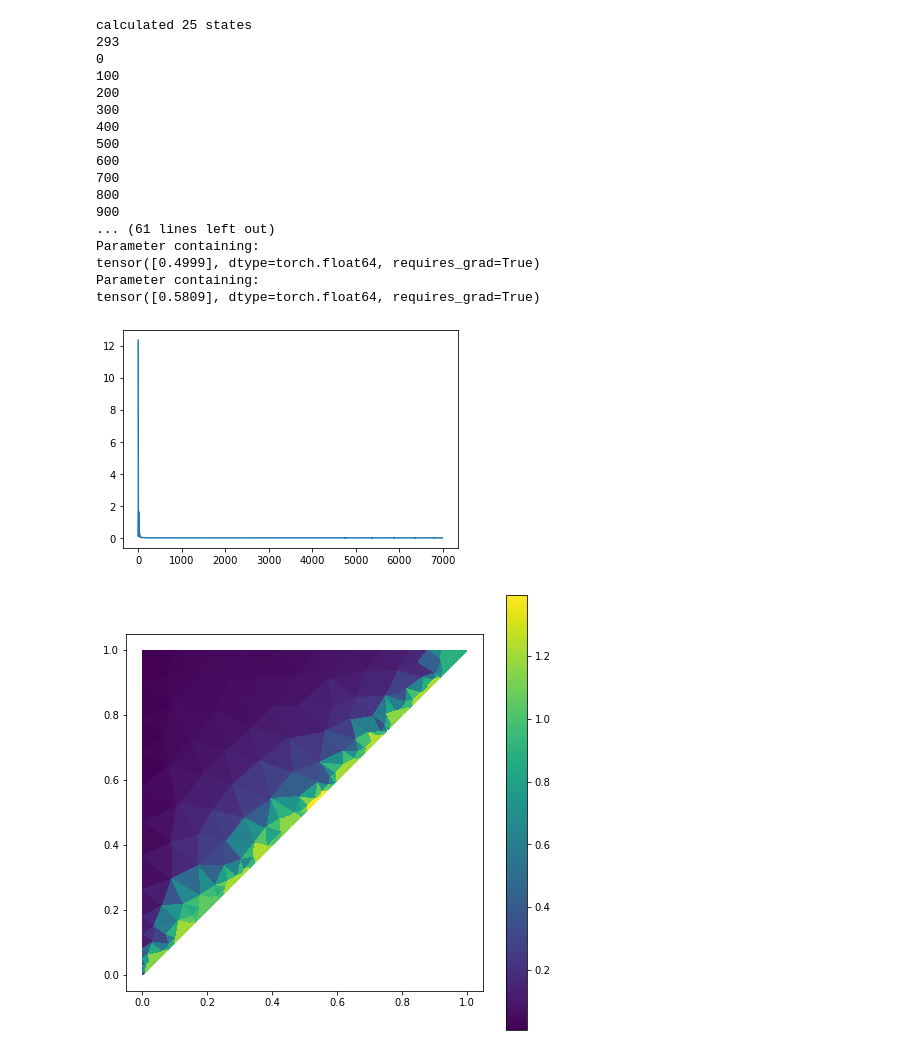
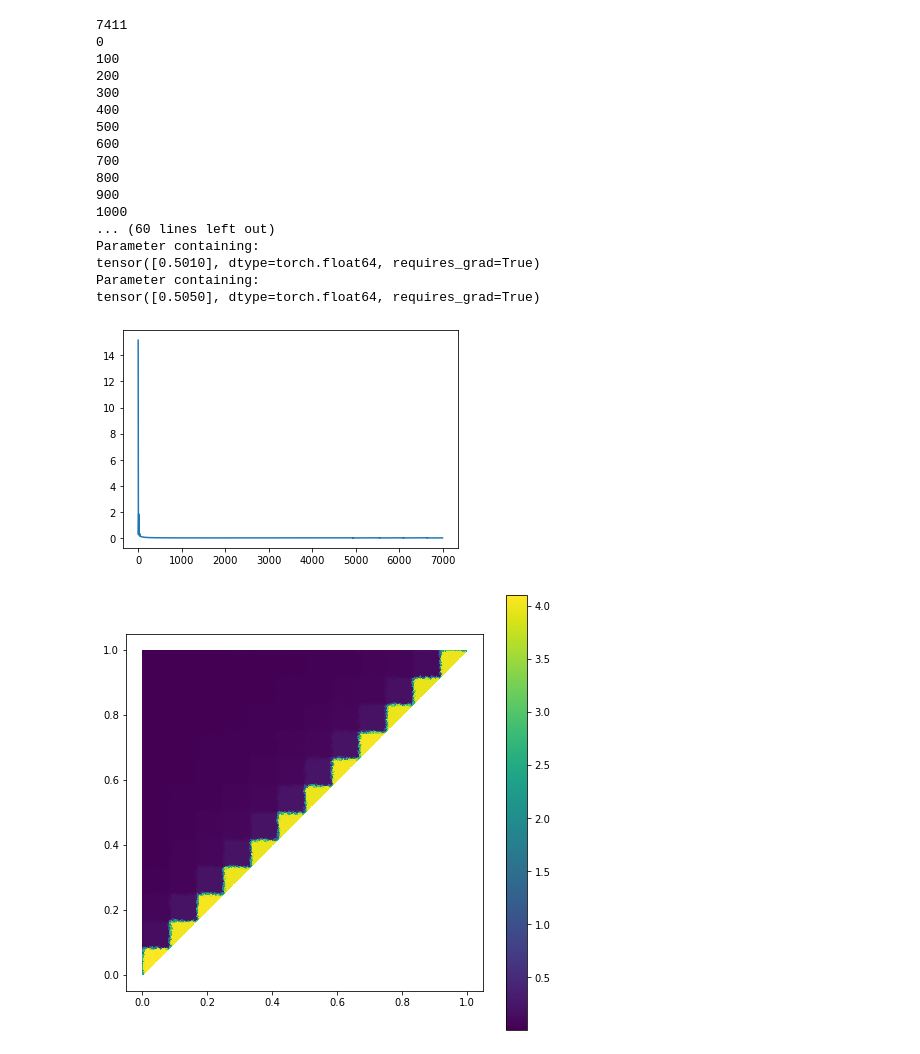
Before and after one commit to roussel-ryan/diff_hysteresis, a Jupyter notebook: analysis_scripts/fit_slac.ipynb, the cells around one changed output. Drawn from its saved outputs; the diff is of its cells as text; code cells hidden in the pictures.

```diff
--- a/analysis_scripts/fit_slac.ipynb
+++ b/analysis_scripts/fit_slac.ipynb
@@ -35,40 +32,40 @@ def mesh_dens(x, y, scale):
 # %%
 # fit using normal hysteresis model
-H = TorchHysteresis(h, mesh_scale = 0.1, mesh_density_function=mesh_dens)
+H = TorchHysteresis(h, mesh_scale = 0.1)
 print(len(H.mesh_points))
 
 # train on data
 loss_trace = train_torch(H, m, 7000, lr=0.1)
 fig, ax = plt.subplots()
 ax.plot(loss_trace)
 print(loss_trace[-1])
 print(H.offset)
 print(H.scale)
 # %% [output]
-calculated 25 states
-293
+7411
 0
 100
 200
 300
 400
 500
 600
 700
 800
 900
-... (61 lines left out)
+1000
+... (60 lines left out)
 Parameter containing:
-tensor([0.4999], dtype=torch.float64, requires_grad=True)
+tensor([0.5010], dtype=torch.float64, requires_grad=True)
 Parameter containing:
-tensor([0.5809], dtype=torch.float64, requires_grad=True)
+tensor([0.5050], dtype=torch.float64, requires_grad=True)
-[figure, old version]
+[figure, new version]
 # %%
 fig, ax = plot_hysteresis_density(H)
 ax.set_aspect('equal')
 fig.set_size_inches(8,8)
 # %% [output]
-[figure, old version]
+[figure, new version]
 # %%
 t = torch.linspace(0, 2*np.pi, 25)
 h_test = - torch.cos(t)
```
Also changed, not shown: parts of 3 cells of this notebook, 7 other files.
